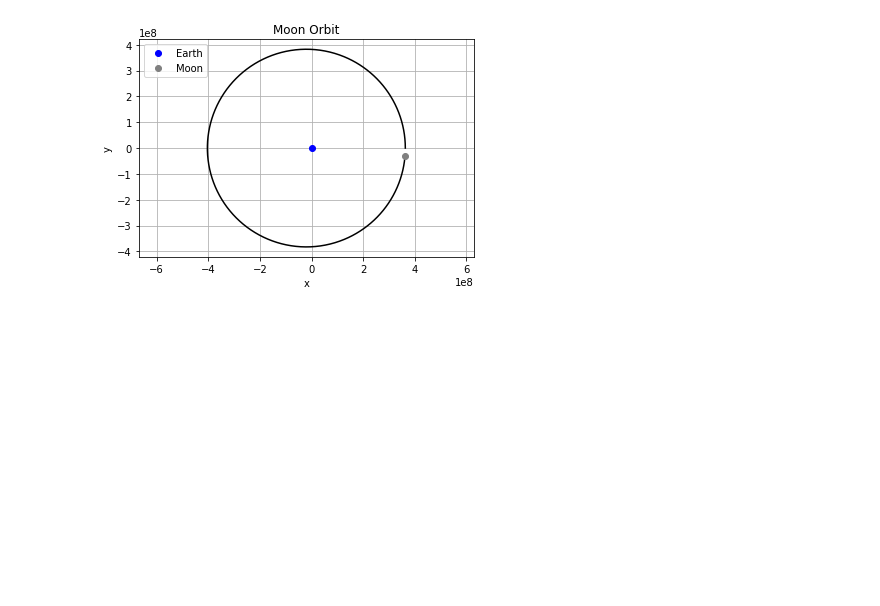
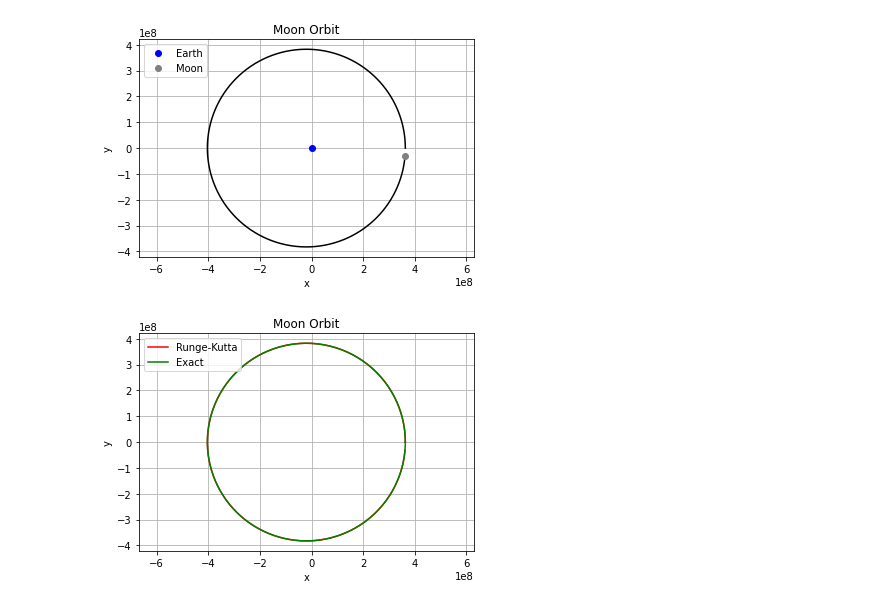
Before and after one commit to aydencook03/programming, a Jupyter notebook: python/notebooks_scientific_simulation/One_Body_Orbit.ipynb, the cells around one changed output. Drawn from its saved outputs; the diff is of its cells as text; code cells hidden in the pictures; blank space fills up the shorter version.

```diff
--- a/python/notebooks_scientific_simulation/One_Body_Orbit.ipynb
+++ b/python/notebooks_scientific_simulation/One_Body_Orbit.ipynb
@@ -53,7 +53,7 @@ moon_perigee_velocity = 1.075 * 1000 # km/s to m/s
 init = [moon_perigee, 0, 0, moon_perigee_velocity]
 
 period_of_moon = 27 * (24 * 60 * 60) # days to seconds
-time_step = 0.1 * (60 * 60) # hours to seconds
+time_step = 1 * (60 * 60) # hours to seconds
 
 x, y = get_trajectory((0, period_of_moon), time_step, init, earthMass, G)
 
@@ -69,3 +69,26 @@ plt.legend(loc = 2)
 plt.show()
 # %% [output]
 [figure]
+# %%
+def r(phi, perigee, perigee_velocity, perigee_angle, G, M):
+    ecc = (perigee*perigee_velocity**2)/(G*M) - 1
+    return (perigee**2 * perigee_velocity**2)/(G*M) * 1/(1 + ecc*np.cos(phi - perigee_angle))
+
+angles = np.linspace(0,2*np.pi, 200)
+x_exact, y_exact = [],[]
+
+for ang in angles:
+    x_exact.append(r(ang, moon_perigee, moon_perigee_velocity, 0, G, earthMass) * np.cos(ang))
+    y_exact.append(r(ang, moon_perigee, moon_perigee_velocity, 0, G, earthMass) * np.sin(ang))
+
+plt.title('Moon Orbit')
+plt.grid(True)
+plt.xlabel('x')
+plt.ylabel('y')
+plt.axis('equal')
+plt.plot(x, y, 'r', label="Runge-Kutta")
+plt.plot(x_exact, y_exact, 'g', label="Exact")
+plt.legend(loc=2)
+plt.show()
+# %% [output]
+[figure, added]
```
Also changed, not shown: 1 other file.
